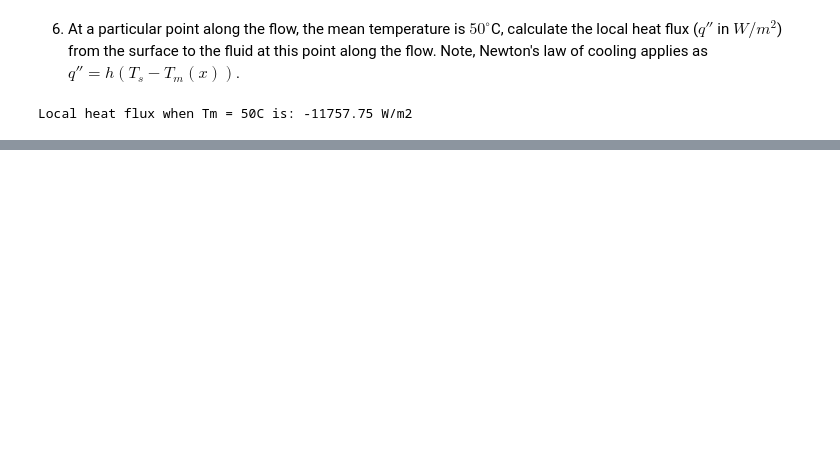
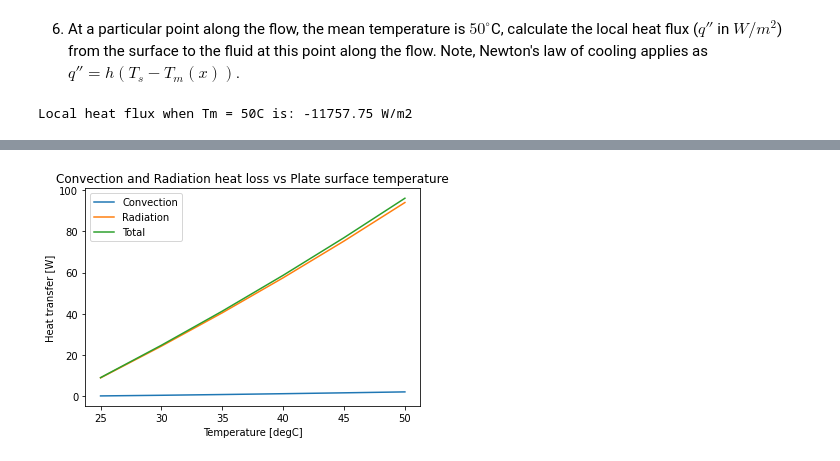
Before and after one commit to jseufer/ME505, a Jupyter notebook: Homework/Homework1.ipynb, the cells around one changed output, grey strips where cells are left out. Drawn from its saved outputs; the diff is of its cells as text; code cells hidden in the pictures; blank space fills up the shorter version.

```diff
--- a/Homework/Homework1.ipynb
+++ b/Homework/Homework1.ipynb
@@ -351,0 +356,7 @@ Now consider the impact of varying surface temperature. You may continue to use
+# %%
+T_s   = 32 + 273.15 # K
+T_inf = 22 + 273.15 # K
+
+T_f = (T_s + T_inf)/2
+
+print('Film temperature is estimated to be %.2f K'%T_f)
@@ -351,0 +403,6 @@ Now consider the impact of varying surface temperature. You may continue to use
+# %%
+epsilon = 1
+sigma   = 5.67E-8  # W/m2 K4
+q_rad = A*epsilon*sigma*(T_s**4 - T_inf**4)
+
+print('The radiation heat loss is %.2f W'%q_rad)
@@ -351,0 +416,33 @@ Now consider the impact of varying surface temperature. You may continue to use
+# %%
+# initialize array to store the results
+
+T_s    = np.zeros(6)
+q_conv = np.zeros(6)
+q_rad  = np.zeros(6)
+q_tot  = np.zeros(6)
+
+for i in range(0,6):
+    T_s[i] = 25 + 273.15 + 5*i
+    T_f = (T_s[i] + T_inf)/2
+
+    beta = 1/T_f
+    Ra   = g*beta*(T_s[i]-T_inf)*L**3/(v*alpha)
+    Nu   = .59*Ra**.25
+
+    h = Nu*k/L
+
+    q_conv[i] = h*A*(T_s[i]-T_inf)
+    q_rad[i]  = A*epsilon*sigma*(T_s[i]**4 - T_inf**4)
+    q_tot[i]  = q_conv[i] + q_rad[i]
+
+
+plt.plot(T_s-273.15,q_conv,label='Convection')
+plt.plot(T_s-273.15,q_rad,label='Radiation')
+plt.plot(T_s-273.15,q_tot,label='Total')
+plt.legend()
+plt.xlabel('Temperature [degC]')
+plt.ylabel('Heat transfer [W]')
+plt.title('Convection and Radiation heat loss vs Plate surface temperature')
+plt.show()
+# %% [output]
+[figure, added]
```
Also changed, not shown: parts of 11 cells of this notebook.
